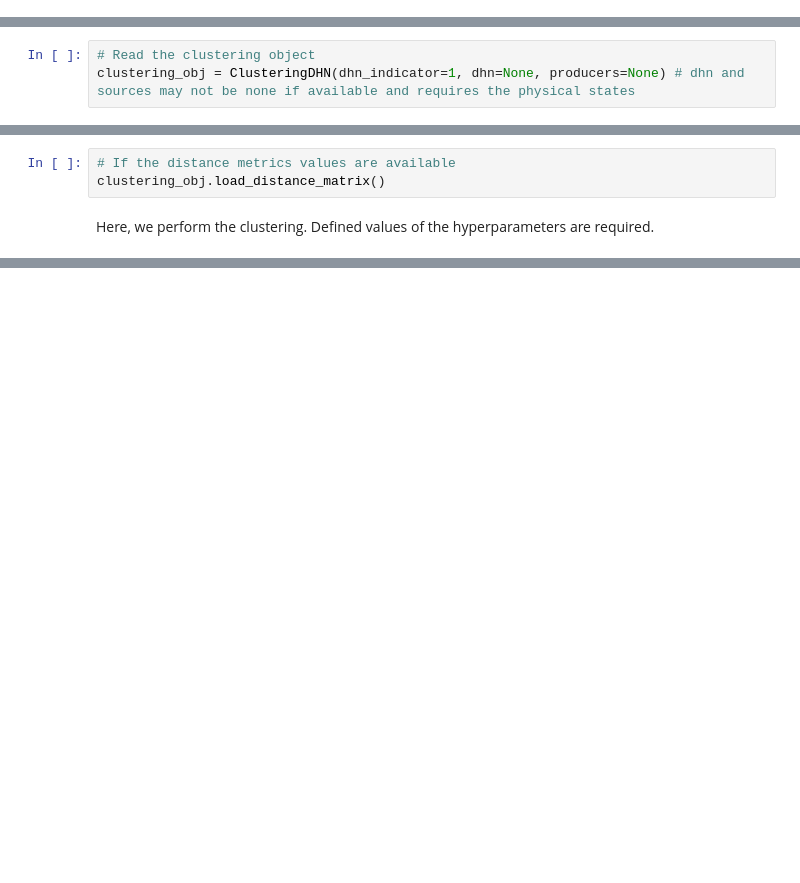
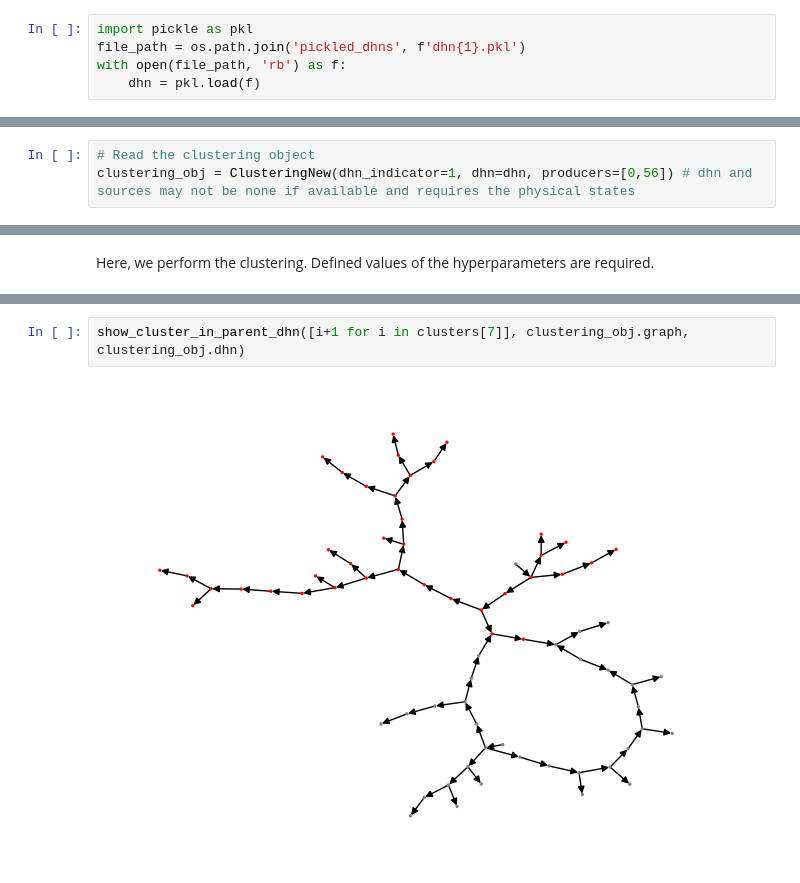
Before and after one commit to drod-96/efficient_clustering, a Jupyter notebook: example.ipynb, the cells around one changed output, grey strips where cells are left out. Drawn from its saved outputs; the diff is of its cells as text; blank space fills up the shorter version.

```diff
--- a/example.ipynb
+++ b/example.ipynb
@@ -20,3 +21,8 @@ This object requires **two major arguments**:
 
 
 However, here in this demonstration, we have already saved all the distance metrics and therefore the dhn and sources information are not needed anymore.
+# %%
+import pickle as pkl
+file_path = os.path.join('pickled_dhns', f'dhn{1}.pkl')
+with open(file_path, 'rb') as f:
+    dhn = pkl.load(f)
@@ -23,3 +33,3 @@ However, here in this demonstration, we have already saved all the distance metr
 # %%
 # Read the clustering object
-clustering_obj = ClusteringDHN(dhn_indicator=1, dhn=None, producers=None) # dhn and sources may not be none if available and requires the physical states
+clustering_obj = ClusteringNew(dhn_indicator=1, dhn=dhn, producers=[0,56]) # dhn and sources may not be none if available and requires the physical states
@@ -28,5 +36,2 @@ Loading all distance values ....
-# %%
-# If the distance metrics values are available
-clustering_obj.load_distance_matrix()
 # %% [markdown]
 Here, we perform the clustering. Defined values of the hyperparameters are required.
@@ -32,0 +136,4 @@ Here, we perform the clustering. Defined values of the hyperparameters are requi
+# %%
+show_cluster_in_parent_dhn([i+1 for i in clusters[7]], clustering_obj.graph, clustering_obj.dhn)
+# %% [output]
+[figure, added]
```
Also changed, not shown: parts of 13 cells of this notebook, 31 other files.
